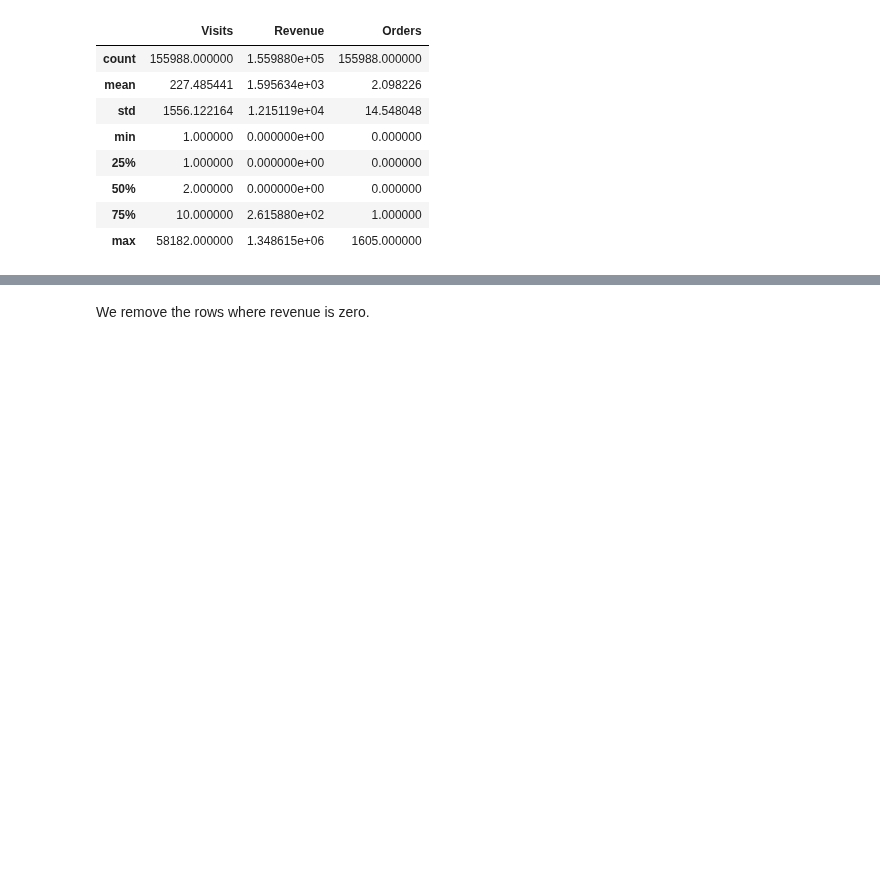
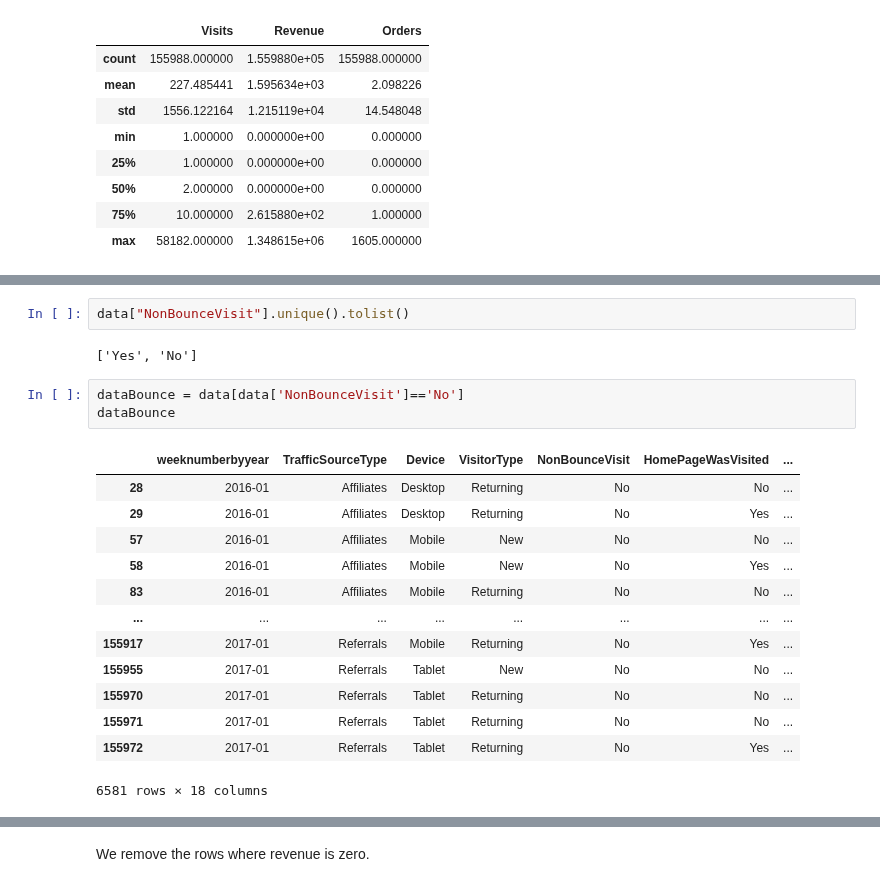
Before and after one commit to Datavizcowboy/PythonDatavizToolbox, a Jupyter notebook: Notebooks/07-Data_Analysis/02_E-Commerce_Metrics/01_Sensitivity_Analysis.ipynb, the cells around one changed output, grey strips where cells are left out. Cells and saved outputs as stored; diff of their text form; blank space fills up the shorter version.

Commit message:
NonBounce by categories

```diff
--- a/Notebooks/07-Data_Analysis/02_E-Commerce_Metrics/01_Sensitivity_Analysis.ipynb
+++ b/Notebooks/07-Data_Analysis/02_E-Commerce_Metrics/01_Sensitivity_Analysis.ipynb
@@ -55,0 +64,21 @@ data.describe()
+# %%
+data["NonBounceVisit"].unique().tolist()
+# %% [output]
+['Yes', 'No']
+# %%
+dataBounce = data[data['NonBounceVisit']=='No']
+dataBounce
+# %% [output]
+|  | weeknumberbyyear | TrafficSourceType | Device | VisitorType | NonBounceVisit | HomePageWasVisited | ... |
+| 28 | 2016-01 | Affiliates | Desktop | Returning | No | No | ... |
+| 29 | 2016-01 | Affiliates | Desktop | Returning | No | Yes | ... |
+| 57 | 2016-01 | Affiliates | Mobile | New | No | No | ... |
+| 58 | 2016-01 | Affiliates | Mobile | New | No | Yes | ... |
+| 83 | 2016-01 | Affiliates | Mobile | Returning | No | No | ... |
+| ... | ... | ... | ... | ... | ... | ... | ... |
+| 155917 | 2017-01 | Referrals | Mobile | Returning | No | Yes | ... |
+| 155955 | 2017-01 | Referrals | Tablet | New | No | No | ... |
+| 155970 | 2017-01 | Referrals | Tablet | Returning | No | No | ... |
+| 155971 | 2017-01 | Referrals | Tablet | Returning | No | No | ... |
+| 155972 | 2017-01 | Referrals | Tablet | Returning | No | Yes | ... |
+6581 rows × 18 columns
```
Also changed, not shown: parts of 7 cells of this notebook.
